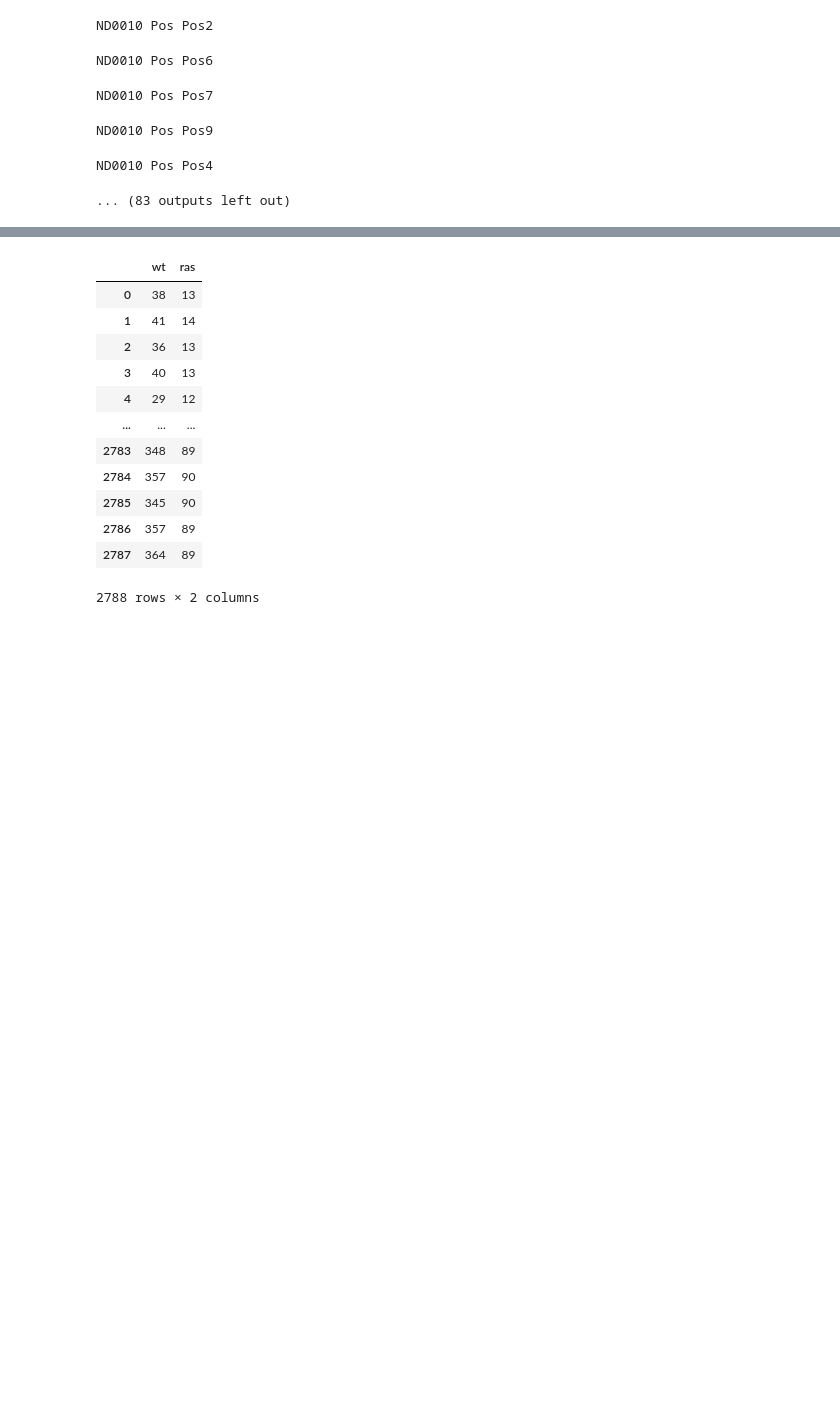
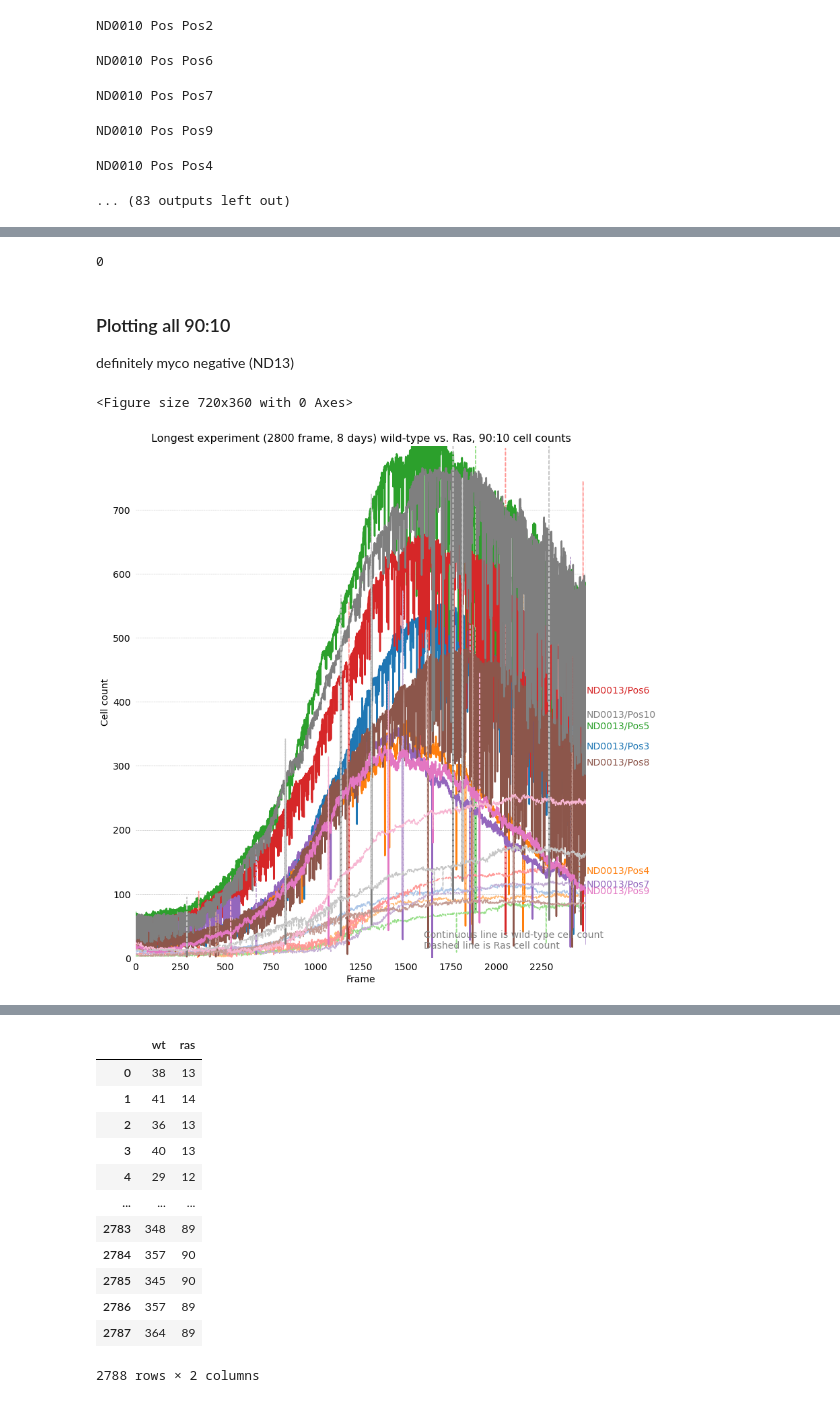
Before and after one commit to nthndy/cell-comp-analysis, a Jupyter notebook: cell_counts/Rashenanigans.ipynb, the cells around one changed output, grey strips where cells are left out. Saved outputs shown, nothing was run; the diff lists cells and outputs as text; code cells hidden in the pictures; blank space fills up the shorter version.

```diff
--- a/cell_counts/Rashenanigans.ipynb
+++ b/cell_counts/Rashenanigans.ipynb
@@ -337,0 +388,8 @@ len(cell_count_9901['ND0010/Pos6']['wt'])
+# %%
+cell_count['ND0010/Pos3']['wt'][-1]
+# %% [output]
+0
+# %% [markdown]
+### Plotting all 90:10
+
+definitely myco negative (ND13)
@@ -341,3 +409,52 @@ max_N_cell = 1000
+# %%
+plt.clf()
+fig, ax = plt.subplots(1,1, figsize = (12,14))
+ax.set_prop_cycle(color=[
+    '#1f77b4', '#aec7e8', '#ff7f0e', '#ffbb78', '#2ca02c', '#98df8a',
+    '#d62728', '#ff9896', '#9467bd', '#c5b0d5', '#8c564b', '#c49c94',
+    '#e377c2', '#f7b6d2', '#7f7f7f', '#c7c7c7', '#bcbd22', '#dbdb8d',
+    '#17becf', '#9edae5'])
+ax.spines[:].set_visible(False)
+ax.xaxis.tick_bottom()
+ax.yaxis.tick_left()
+ax.set_xlim(0, length)
+ax.set_ylim(0, max_N_cell)
+# # Set a fixed location and format for ticks.
+ax.set_xticks(range(0, length, 250))
+ax.set_yticks(range(0, max_N_cell, 100))
+# # Use automatic StrMethodFormatter creation
+ax.xaxis.set_major_formatter('{x:.0f}')# frames')
+ax.yaxis.set_major_formatter('{x:.0f}')#' cells')
+# # Provide tick lines across the plot to help your viewers trace along
+# the axis ticks. Make sure that the lines are light and small so they
+# don't obscure the primary data lines.
+ax.grid(True, 'major', 'y', ls='--', lw=.5, c='k', alpha=.3)
+# Remove the tick marks; they are unnecessary with the tick lines we just
+# plotted. Make sure your axis ticks are large enough to be easily read.
+# You don't want your viewers squinting to read your plot.
+ax.tick_params(axis='both', which='both', labelsize=14,
+               bottom=False, top=False, labelbottom=True,
+               left=False, right=False, labelleft=True)
+wt_count = []
+for expt in expts_9010:
+    wt_count = cell_count[expt]['wt']#movingaverage(cell_count[expt]['wt'], 100)
+    line, = ax.plot(wt_count, lw = 2.5)
+    y_pos = wt_count[length]# + 5
+    ax.text(length, y_pos, expt, fontsize=14, color=line.get_color())
+
+    ras_count = cell_count[expt]['ras']#movingaverage(cell_count[expt]['ras'], 100)
+    line, = ax.plot(ras_count, ls = 'dashed')
+plt.title('Longest experiment (2800 frame, 8 days) wild-type vs. Ras, 90:10 cell counts',  fontsize=16,)
+plt.xlabel('Frame',  fontsize=14,)
+plt.ylabel('Cell count',  fontsize=14,)
+plt.text(1600, 15, 'Continuous line is wild-type cell count \nDashed line is Ras cell count', fontsize=14, c = 'gray' )
+
+plt.savefig('/home/nathan/data/results/ras/cell_counts/graphs/ND13_9010_wtras_raw.pdf', bbox_inches = 'tight')
+
+plt.show()
+# %% [output]
+<Figure size 720x360 with 0 Axes>
+[figure, added]
 # %%
 plt.clf()
 fig, ax = plt.subplots(1,1, figsize = (12,14))
```
Also changed, not shown: parts of 91 cells of this notebook.
